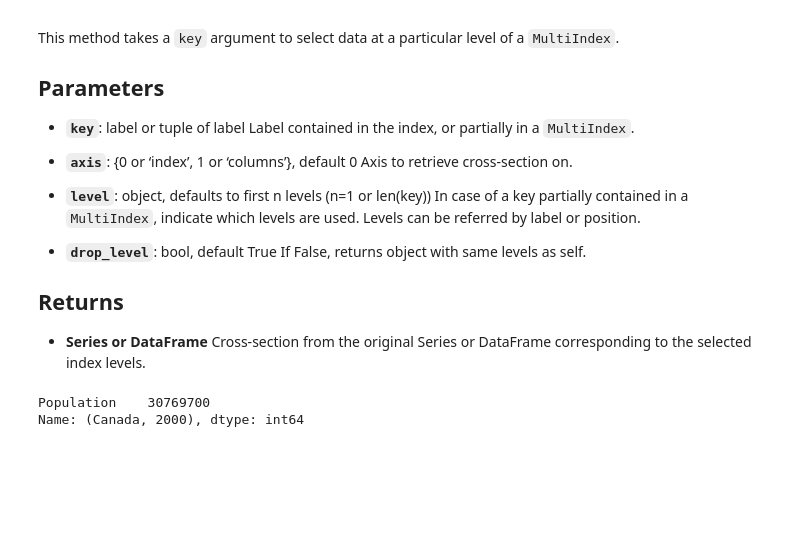
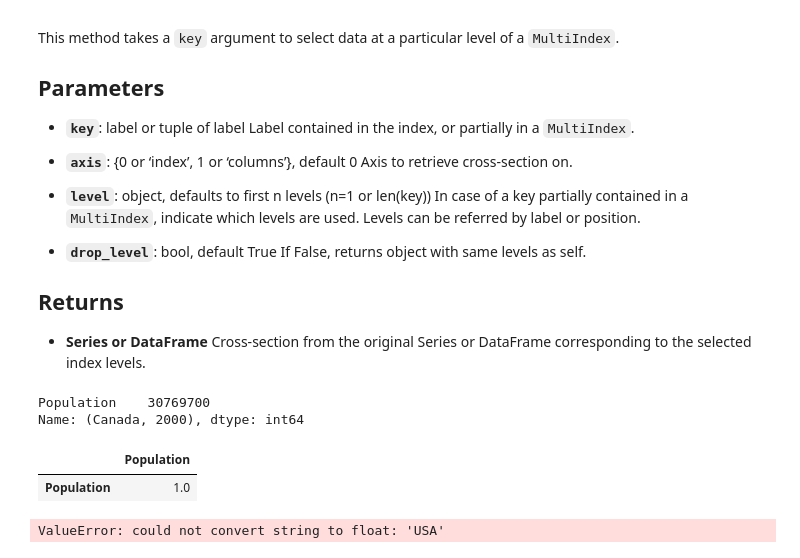
Before and after one commit to AsadulloAbdullayev/Functions-of-pandas, a Jupyter notebook: MultiIndex Operations. Pivot and Reshape Functions.ipynb, the cells around one changed output. Drawn from its saved outputs; the diff is of its cells as text; code cells hidden in the pictures; blank space fills up the shorter version.

```diff
--- a/MultiIndex Operations. Pivot and Reshape Functions.ipynb
+++ b/MultiIndex Operations. Pivot and Reshape Functions.ipynb
@@ -425,3 +425,12 @@ df_population1.xs(('Canada',2000))
 # %% [output]
 Population    30769700
 Name: (Canada, 2000), dtype: int64
+# %%
+df_population1.corr()
+# %% [output]
+|  | Population |
+| Population | 1.0 |
+# %%
+df_population.corr()
+# %% [output]
+ValueError: could not convert string to float: 'USA'
```
Also changed, not shown: 1 other file.
